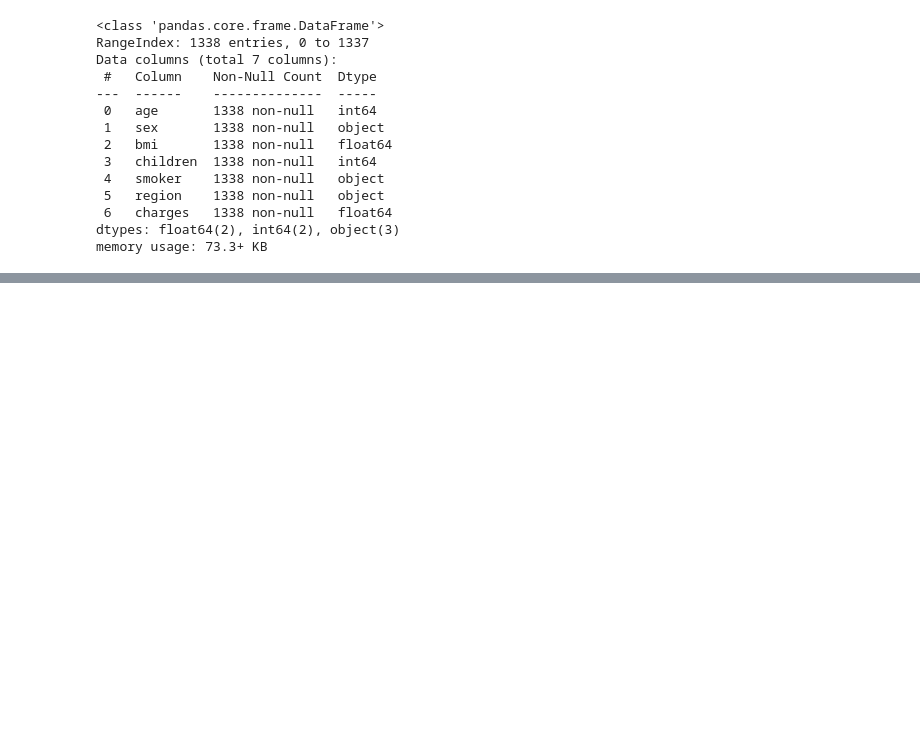
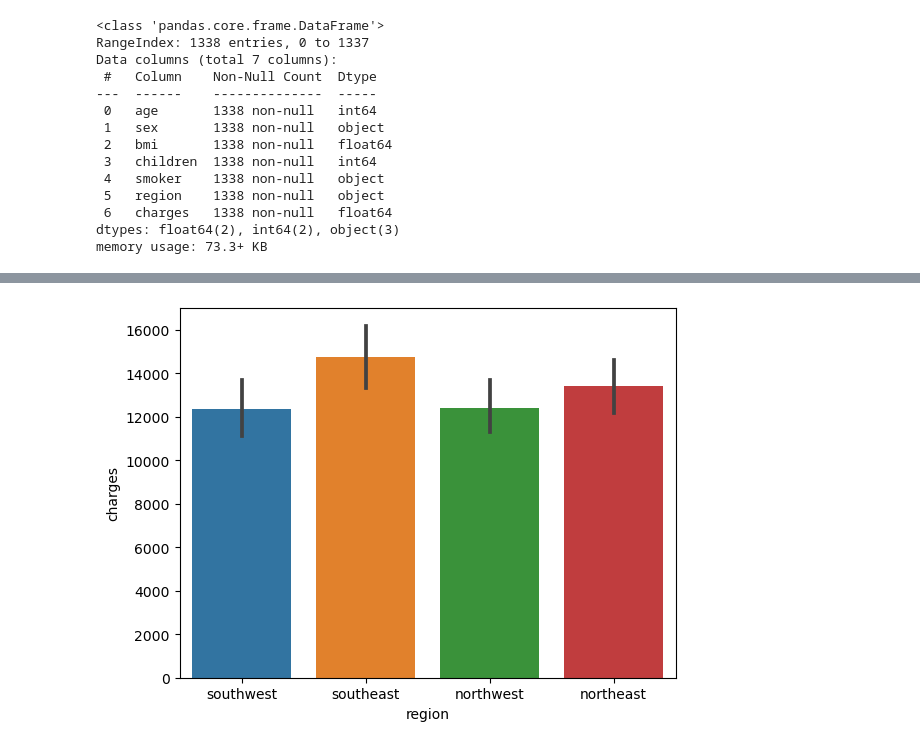
Before and after one commit to DPatt365/Hypothesis-Testing-with-Insurance-Data, a Jupyter notebook: Hypothesis Testing with Insurance Data (Core).ipynb, the cells around one changed output, grey strips where cells are left out. Drawn from its saved outputs; the diff is of its cells as text; code cells hidden in the pictures; blank space fills up the shorter version.

```diff
--- a/Hypothesis Testing with Insurance Data (Core).ipynb
+++ b/Hypothesis Testing with Insurance Data (Core).ipynb
@@ -267,0 +192,4 @@ Name: smoker, dtype: int64
+# %%
+sns.barplot(data=df, x='region',y='charges');
+# %% [output]
+[figure, added]
```
Also changed, not shown: parts of 57 cells of this notebook.
